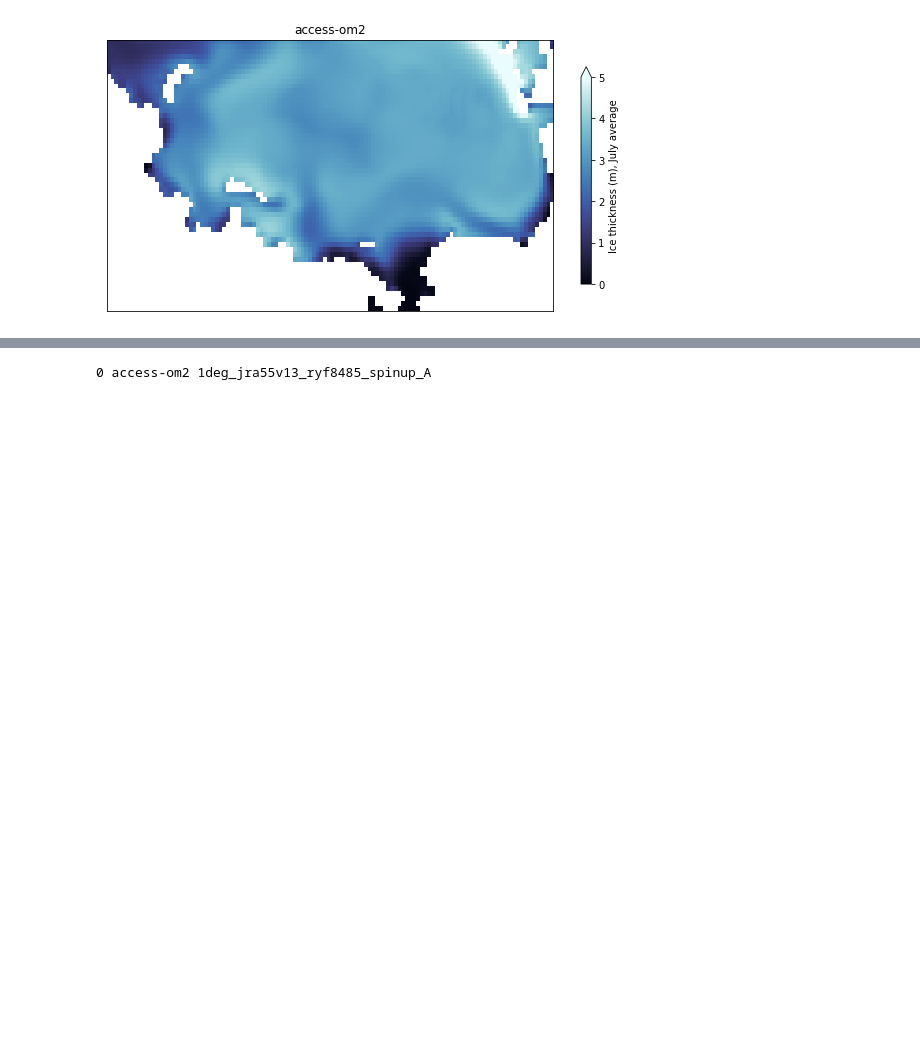
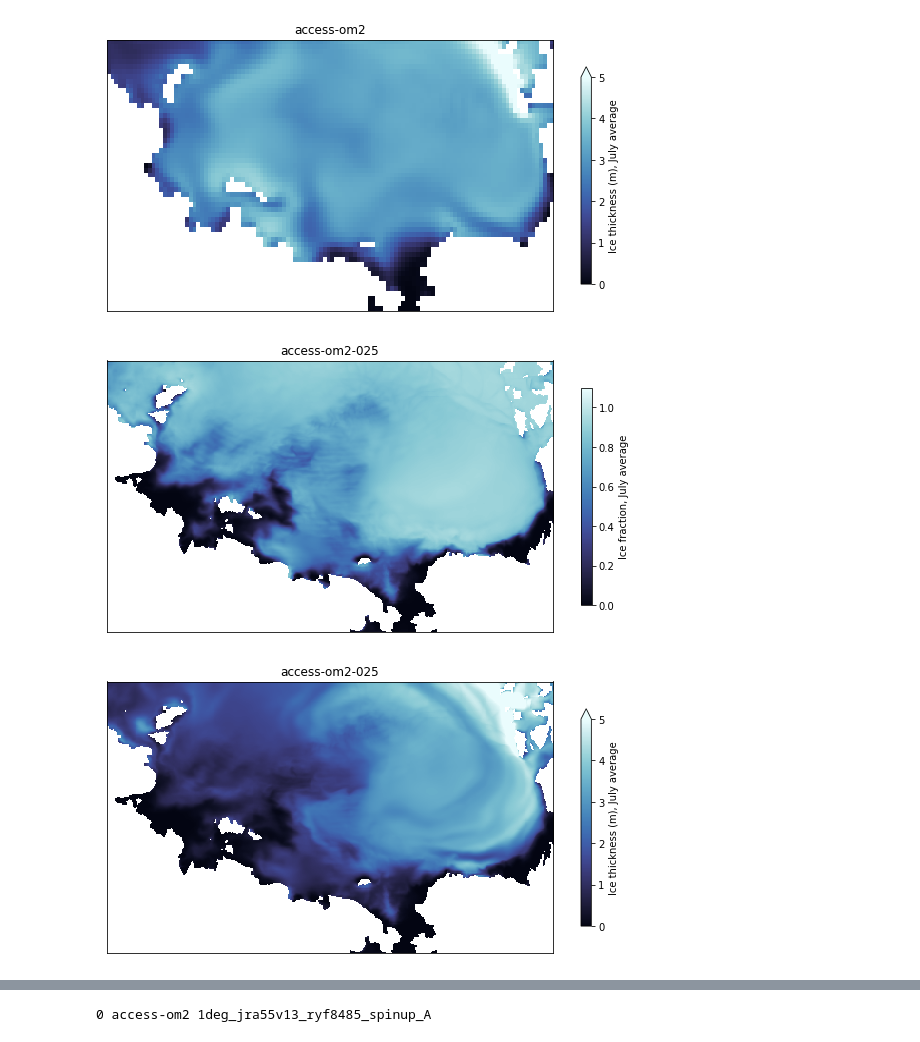
Before and after one commit to aekiss/cosima-cookbook, a Jupyter notebook: notebooks/AK-AMOS-2018-figures.ipynb, the cells around one changed output, grey strips where cells are left out. Saved outputs shown, nothing was run; the diff lists cells and outputs as text; code cells hidden in the pictures; blank space fills up the shorter version.

```diff
--- a/notebooks/AK-AMOS-2018-figures.ipynb
+++ b/notebooks/AK-AMOS-2018-figures.ipynb
@@ -216,6 +214,40 @@ plt.savefig('../../figures/hi_m_' + config + '_' + expt + '.png',dpi=300)
 # %% [output]
 [figure]
 [figure]
+# %%
+# 0.25 degree
+
+config = 'access-om2-025'
+expt = '025deg_jra55_ryf_spinup7'
+fn025 = '/g/data3/hh5/tmp/cosima/' + config + '/' +  expt + '/output149/ice/OUTPUT/iceh.0150-07.nc'
+nc025 = Dataset(fn025)
+nc025.variables.keys()
+aice025 = nc025.variables['aice_m'][:][0,:,:]
+hi025 = nc025.variables['hi_m'][:][0,:,:]
+
+nc025.close()
+fig = plt.figure(figsize=(10,5))
+cax = plt.imshow(aice025[840:1080,130:600],#,[525:1080,75:375],#[245:300,30:150],[2100:2700,300:1500]
+                 interpolation='none',origin='lower', aspect='auto',
+                 cmap=cm.cm.ice, vmin=0, vmax=1.1)
+fig.colorbar(cax,shrink=0.8,label='Ice fraction, July average')
+plt.title(config, fontsize=12)
+plt.xticks([])
+plt.yticks([])
+plt.savefig('../../figures/aice_m_' + config + '_' + expt + '.png',dpi=300)
+
+fig = plt.figure(figsize=(10,5))
+cax = plt.imshow(hi025[840:1080,130:600],
+                 interpolation='none',origin='lower', aspect='auto',
+                 cmap=cm.cm.ice, vmin=0, vmax=5)
+fig.colorbar(cax,shrink=0.8,label='Ice thickness (m), July average',extend='max')
+plt.title(config, fontsize=12)
+plt.xticks([])
+plt.yticks([])
+plt.savefig('../../figures/hi_m_' + config + '_' + expt + '.png',dpi=300)
+# %% [output]
+[figure, added]
+[figure, added]
 # %%
 # 0.1 degree
 
```
Also changed, not shown: parts of 18 cells of this notebook, 7 other files.
